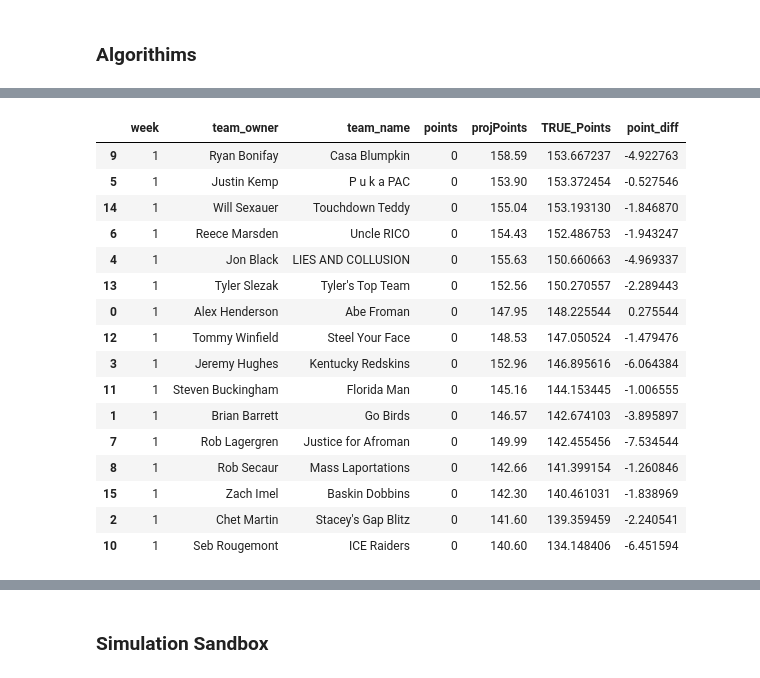
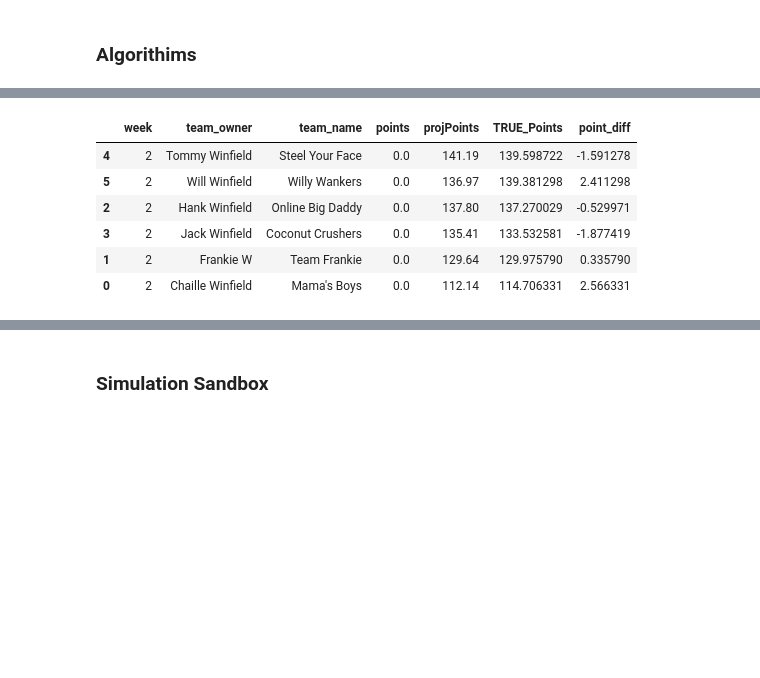
Before and after one commit to twinfield10/ESPN_FFL, a Jupyter notebook: FF Analysis Notebook.ipynb, the cells around one changed output, grey strips where cells are left out. Saved outputs shown, nothing was run; the diff lists cells and outputs as text; code cells hidden in the pictures; blank space fills up the shorter version.

```diff
--- a/FF Analysis Notebook.ipynb
+++ b/FF Analysis Notebook.ipynb
@@ -77,7 +93,11 @@ lg_vars = {
 # %% [markdown]
 ## 1) Set League ##
 # %%
-select_league = "GOP_Degenerates" # Winfield_Football, Knights_FFL, GOP_Degenerates, Weenieless_Wanderers
+select_league = "Winfield_Football"
+# Tommy Leagues: Winfield_Football, Knights_FFL, GOP_Degenerates, Weenieless_Wanderers
+# Will Leagues: 12 Dudes one Cup
+# Cooleen Leagues: Big Red Fantasy Football
+# Baizer Leagues: John_PC_League, John_ATL_League
 
 league = fetch_league(
         league_id=lg_vars[select_league]['ID'],
@@ -167,29 +189,12 @@ def clean_pinny(pinny_path="Data/Projections/Pinnacle/Props/Pinnacle_Props_Week_
     name_changes={
         # Pinny -> ESPN #
         "Tre Harris": "Tre' Harris",
-    #    "Bhayshul Tuten"
         "Marvin Mims": "Marvin Mims Jr.",
-    #    "Nick Westbrook-Ikhine"
         "Travis Etienne": "Travis Etienne Jr.",
-    #    "Jauan Jennings"
-    #    "Darren Waller"
-    #    "Romeo Doubs"
-    #    "Dylan Sampson"
-    #    "Jayden Higgins"
-    #    "Woody Marks"
-    #    "Jayden Reed"
         "Aaron Jones": "Aaron Jones Sr.",
         "Kyle Pitts": "Kyle Pitts Sr.",
-    #    "Cam Skattebo"
-    #    "Khalil Shakir"
-    #    "Keon Coleman"
         "Calvin Austin": "Calvin Austin III",
-    #    "Ricky Pearsall"
         "Ollie Gordon":"Ollie Gordon II"
-    #    "Ja'Tavion Sanders"
-    #    "Josh Downs"
-    #    "Tyler Warren"
-    #    "Joshua Palmer"
     }
 
     # Load
@@ -478,7 +483,7 @@ def clean_lineups(df=lineups):
 
     # 2) Combine Pinnacle Data With ESPN and Impute
     ## a) Clean Pinnacle Data
-    pinny_proj = clean_pinny()
+    pinny_proj = pd.read_parquet("Data/Projections/Pinnacle/Season/Pinnacle_Props_Week_All.parquet")
     pinny_proj = change_col_prefix(df=pinny_proj, old_pfix="proj", new_pfix="PINNY")
 
     ## b) Impute Missing Data From ESPN
@@ -515,7 +520,7 @@ def clean_lineups(df=lineups):
 
     ## 5) Create Aggregate Columns For Each Projection Type (Manual Weights)
     weights_dict = {
-        'passingYards': {'ESPN': 0.3,'FP': 0.4,'PINNY': 0.3,'BOL': 0},
+        'passingYards': {'ESPN': 0.2,'FP': 0.3,'PINNY': 0.25,'BOL': 0.25},
         'rushingYards': {'ESPN': 0.2,'FP': 0.3,'PINNY': 0.25,'BOL': 0.25},
         'receivingYards': {'ESPN': 0.2,'FP': 0.3,'PINNY': 0.25,'BOL': 0.25},
         'default': {'ESPN': 0.25,'FP': 0.25,'PINNY': 0.25,'BOL': 0.25}
@@ -541,7 +546,6 @@ def clean_lineups(df=lineups):
 
     return final
 
-
 LINEUPS = clean_lineups()
 # %% [output]
 All Rows in FantasyPros Table Match
@@ -827,39 +863,29 @@ check_week(lu = LINEUPS, week = 1, own='Tommy Winfield')
 # %%
 def get_league_projections(week, lu=LINEUPS):
     df = lu[(lu['week'] == week) & (lu['team_owner'] != 'Free Agent') & (~lu['slotPosition'].isin(['BE', 'IR']))][['week', 'team_owner', 'team_name',
              'points', 'projPoints', 'TRUE_Points']]
 
     df['TRUE_Points'] = df['TRUE_Points'].fillna(df['projPoints'])
 
     result = df.groupby(['week', 'team_owner', 'team_name'], as_index=False).agg({
         'points': 'sum',
         'projPoints': 'sum',
         'TRUE_Points': 'sum'
         })
 
     result['point_diff'] = result['TRUE_Points'] - result['projPoints']
 
     return result.sort_values(by='TRUE_Points', ascending=False)
 
-get_league_projections(week = 1)
+get_league_projections(week = 2)
 # %% [output]
 |  | week | team_owner | team_name | points | projPoints | TRUE_Points | point_diff |
-| 9 | 1 | Ryan Bonifay | Casa Blumpkin | 0 | 158.59 | 153.667237 | -4.922763 |
-| 5 | 1 | Justin Kemp | P u k a PAC | 0 | 153.90 | 153.372454 | -0.527546 |
-| 14 | 1 | Will Sexauer | Touchdown Teddy | 0 | 155.04 | 153.193130 | -1.846870 |
-| 6 | 1 | Reece Marsden | Uncle RICO | 0 | 154.43 | 152.486753 | -1.943247 |
-| 4 | 1 | Jon Black | LIES AND COLLUSION | 0 | 155.63 | 150.660663 | -4.969337 |
-| 13 | 1 | Tyler Slezak | Tyler's Top Team | 0 | 152.56 | 150.270557 | -2.289443 |
-| 0 | 1 | Alex Henderson | Abe Froman | 0 | 147.95 | 148.225544 | 0.275544 |
-| 12 | 1 | Tommy Winfield | Steel Your Face | 0 | 148.53 | 147.050524 | -1.479476 |
-| 3 | 1 | Jeremy Hughes | Kentucky Redskins | 0 | 152.96 | 146.895616 | -6.064384 |
-| 11 | 1 | Steven Buckingham | Florida Man | 0 | 145.16 | 144.153445 | -1.006555 |
-| 1 | 1 | Brian Barrett | Go Birds | 0 | 146.57 | 142.674103 | -3.895897 |
-| 7 | 1 | Rob Lagergren | Justice for Afroman | 0 | 149.99 | 142.455456 | -7.534544 |
-| 8 | 1 | Rob Secaur | Mass Laportations | 0 | 142.66 | 141.399154 | -1.260846 |
-| 15 | 1 | Zach Imel | Baskin Dobbins | 0 | 142.30 | 140.461031 | -1.838969 |
-| 2 | 1 | Chet Martin | Stacey's Gap Blitz | 0 | 141.60 | 139.359459 | -2.240541 |
-| 10 | 1 | Seb Rougemont | ICE Raiders | 0 | 140.60 | 134.148406 | -6.451594 |
+| 4 | 2 | Tommy Winfield | Steel Your Face | 0.0 | 141.19 | 139.598722 | -1.591278 |
+| 5 | 2 | Will Winfield | Willy Wankers | 0.0 | 136.97 | 139.381298 | 2.411298 |
+| 2 | 2 | Hank Winfield | Online Big Daddy | 0.0 | 137.80 | 137.270029 | -0.529971 |
+| 3 | 2 | Jack Winfield | Coconut Crushers | 0.0 | 135.41 | 133.532581 | -1.877419 |
+| 1 | 2 | Frankie W | Team Frankie | 0.0 | 129.64 | 129.975790 | 0.335790 |
+| 0 | 2 | Chaille Winfield | Mama's Boys | 0.0 | 112.14 | 114.706331 | 2.566331 |
 # %%
 def get_rankings(pos, week, visualize = False, check_fa = False):
     df = LINEUPS[(LINEUPS['primaryPosition'].isin(pos)) & (LINEUPS['week'] == week)]
```
Also changed, not shown: parts of 11 cells of this notebook, 38 other files.
